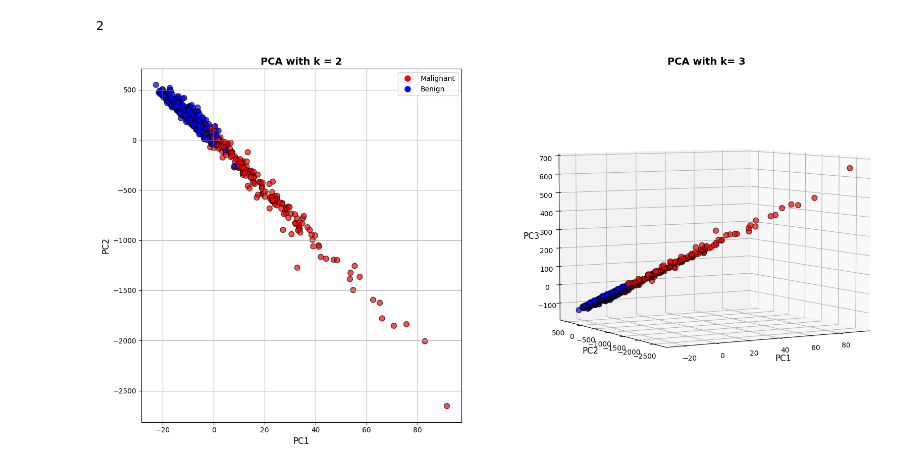
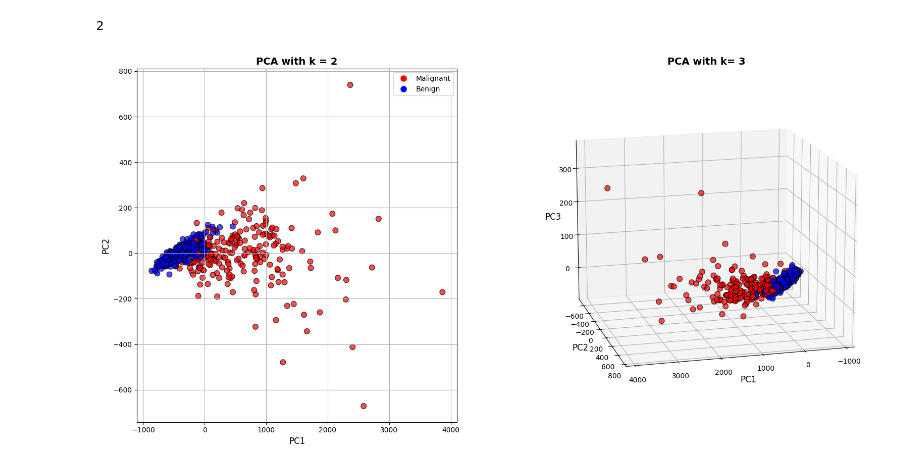
Before and after one commit to n0t3v3ncl0s3/Introduce-to-Python-and-ML, a Jupyter notebook: Week6/Exercises/PCA_LaiTranTri_2413631.ipynb, the cells around one changed output. Cells and saved outputs as stored; diff of their text form; code cells hidden in the pictures.

```diff
--- a/Week6/Exercises/PCA_LaiTranTri_2413631.ipynb
+++ b/Week6/Exercises/PCA_LaiTranTri_2413631.ipynb
@@ -9,19 +9,7 @@ class PCA():
         self.k = k
         self.mean_ = None
         self.Uk_ = None
-    def fit_transform(self,X):
-        self.mean_ = np.mean(X,axis=0)
-        X_centered = X - self.mean_
 
-        S = np.cov(X_centered,rowvar=False)
-
-        eigenVals , eigenVectors = np.linalg.eig(S)
-        idx = np.argsort(eigenVals)
-
-        U = eigenVectors[:,idx]
-        self.Uk_ = U[:self.k,:]
-        X_pca =  X_centered @ self.Uk_.T
-        return X_pca.to_numpy()
 
     def fit(self,X):
         self.mean_ = np.mean(X,axis=0)
@@ -30,15 +18,20 @@ class PCA():
         S = np.cov(X_centered,rowvar=False)
 
         eigenVals , eigenVectors = np.linalg.eig(S)
-        idx = np.argsort(eigenVals)
 
+        idx = np.argsort(eigenVals)[::-1]
         U = eigenVectors[:,idx]
+
         self.Uk_ = U[:,:self.k]
 
     def transform(self,X):
         X_centered = X - self.mean_
-        X_pca =  X_centered @ self.Uk_.T
-        return X_pca.to_numpy()
+        X_pca =  X_centered @ self.Uk_
+        return np.array(X_pca)
+
+    def fit_transform(self,X):
+        self.fit(X)
+        return self.transform(X)
 # %%
 df = pd.read_csv('data.csv',index_col='id')
 df.drop(columns='Unnamed: 32',inplace=True)
@@ -80,32 +73,32 @@ colors = {
     'M':'red',
     'B':'blue',
 }
 labels = Y.map(colors)
 
 fig = plt.figure(figsize=(18, 8))
 gs = gridspec.GridSpec(1, 2, width_ratios=[1, 1.8])
 
 ax2d = fig.add_subplot(gs[0])
 ax2d.scatter(X_pca2[:,0], X_pca2[:,1], c=labels, alpha=0.7, edgecolors='k', s=60)
 ax2d.set_title('PCA with k = 2', fontsize=14, fontweight='bold')
 ax2d.set_xlabel('PC1', fontsize=12)
 ax2d.set_ylabel('PC2', fontsize=12)
 ax2d.grid(True)
 custom_legend = [
     Line2D([0], [0], marker='o', color='w', label='Malignant', markerfacecolor='red', markersize=10),
     Line2D([0], [0], marker='o', color='w', label='Benign', markerfacecolor='blue', markersize=10)
 ]
 ax2d.legend(handles=custom_legend)
 
 ax3d = fig.add_subplot(gs[1],projection='3d')
 ax3d.scatter(X_pca3[:,0],X_pca3[:,1],X_pca3[:,2],c = labels, alpha=0.7, edgecolors='k', s=60)
 ax3d.set_title('PCA with k= 3', fontsize=14, fontweight='bold')
 ax3d.set_xlabel('PC1', fontsize=12)
 ax3d.set_ylabel('PC2', fontsize=12)
 ax3d.set_zlabel('PC3', fontsize=12)
-ax3d.view_init(elev=5, azim=240)
+ax3d.view_init(elev=15, azim=75)
 
 plt.tight_layout()
 plt.show()
 # %% [output]
-[figure, old version]
+[figure, new version]
```
Also changed, not shown: 2 other files.
